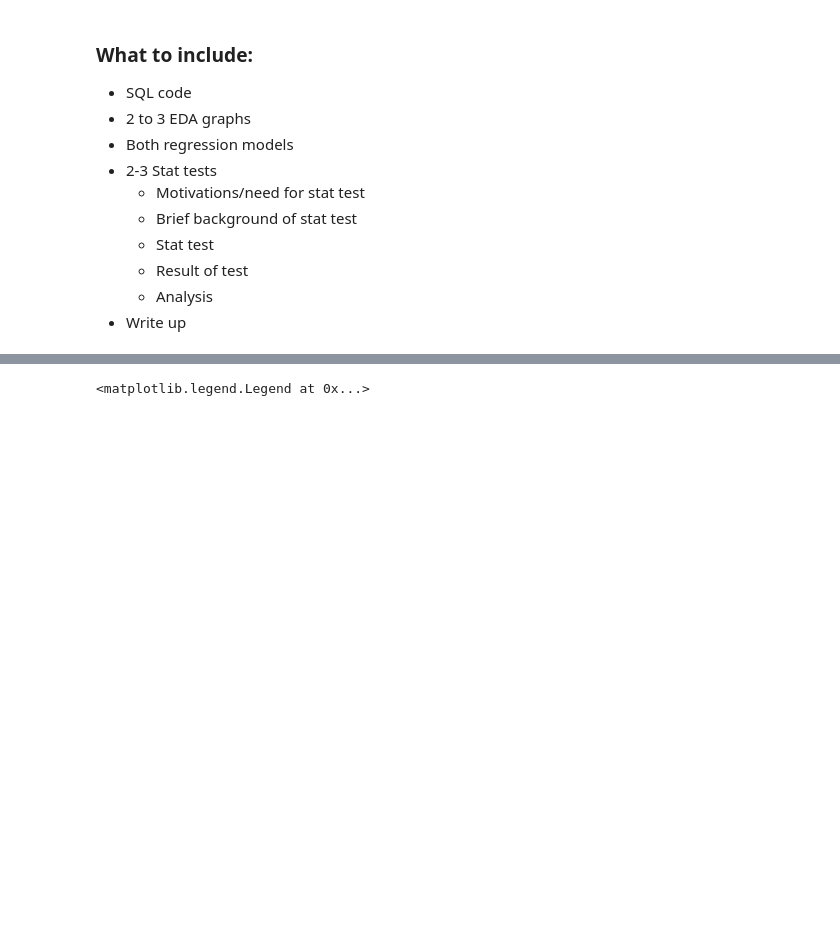
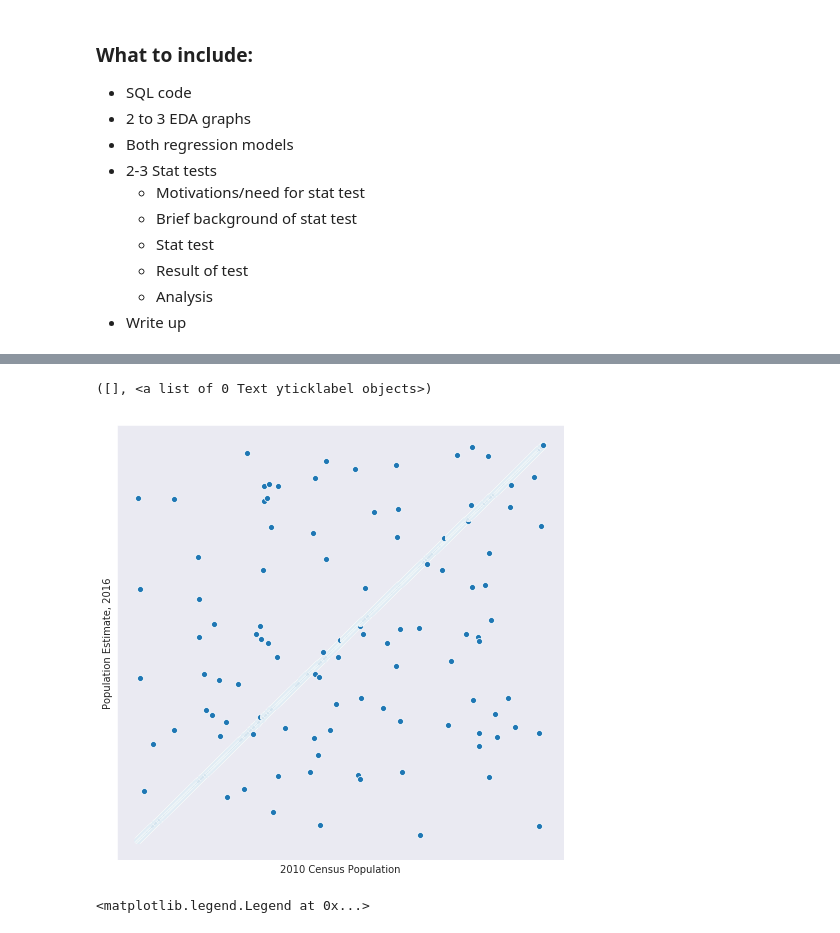
Before and after one commit to chriscross00/projects, a Jupyter notebook: food_security/reports/food_security_report.ipynb, the cells around one changed output, grey strips where cells are left out. Drawn from its saved outputs; the diff is of its cells as text; code cells hidden in the pictures; blank space fills up the shorter version.

```diff
--- a/food_security/reports/food_security_report.ipynb
+++ b/food_security/reports/food_security_report.ipynb
@@ -29,7 +29,7 @@ import seaborn as sns
 pd.set_option('display.max_columns', None)
 
 # visualization settings
-plt.rc('figure', figsize=(5,5))
+plt.rc('figure', figsize=(8, 8))
 sns.set_style('darkgrid')
 # %%
 health = pd.read_csv('../data/interim/health.csv')
@@ -41 +45,11 @@ supp_county = pd.read_csv('../data/interim/supp_county.csv')
+# %%
+sns.scatterplot(x = '2010 Census Population',
+                y = 'Population Estimate, 2016',
+                data = supp_county)
+
+plt.xticks([])
+plt.yticks([])
+# %% [output]
+([], <a list of 0 Text yticklabel objects>)
+[figure, added]
 # %%
```
Also changed, not shown: parts of 7 cells of this notebook, 2 other files.
